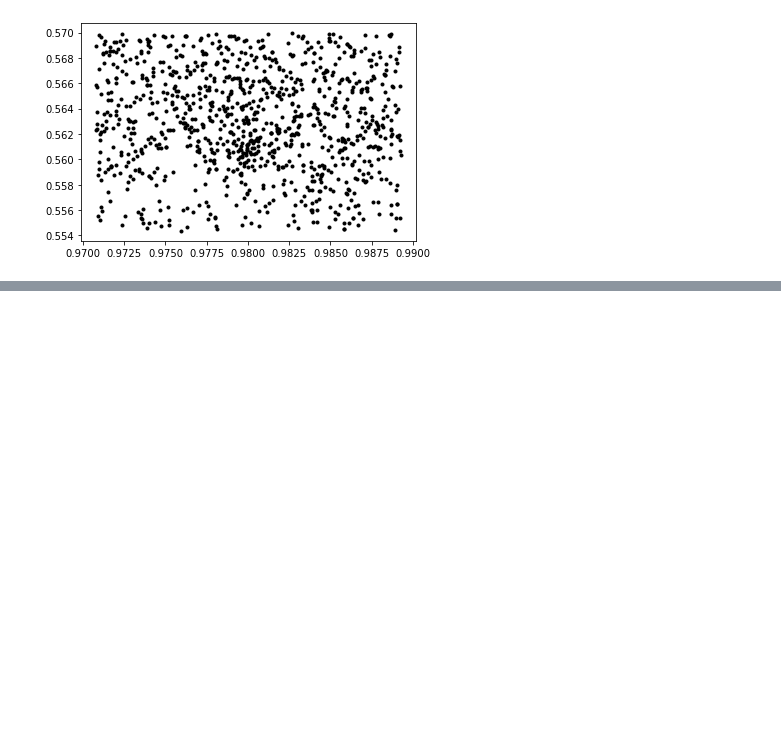
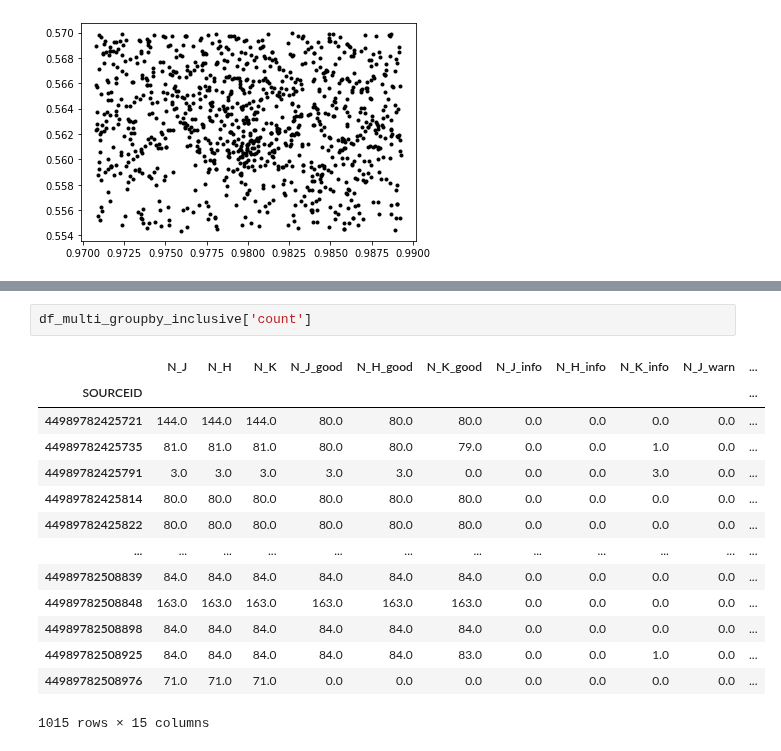
Before and after one commit to tomr-stargazer/Variability_Project_2020, a Jupyter notebook: wuvars/analysis/prototypes/Testing a Stack Overflow recommended answer re pandas, multiple fns and multiple columns.ipynb, the cells around one changed output, grey strips where cells are left out. Saved outputs shown, nothing was run; the diff lists cells and outputs as text; blank space fills up the shorter version.

```diff
--- a/wuvars/analysis/prototypes/Testing a Stack Overflow recommended answer re pandas, multiple fns and multiple columns.ipynb
+++ b/wuvars/analysis/prototypes/Testing a Stack Overflow recommended answer re pandas, multiple fns and multiple columns.ipynb
@@ -252,0 +346,17 @@ plt.plot(ds['mean']['RA'], ds['mean']['DEC'], 'k.')
+# %%
+df_multi_groupby_inclusive['count']
+# %% [output]
+|  | N_J | N_H | N_K | N_J_good | N_H_good | N_K_good | N_J_info | N_H_info | N_K_info | N_J_warn | ... |
+| SOURCEID |  |  |  |  |  |  |  |  |  |  | ... |
+| 44989782425721 | 144.0 | 144.0 | 144.0 | 80.0 | 80.0 | 80.0 | 0.0 | 0.0 | 0.0 | 0.0 | ... |
+| 44989782425735 | 81.0 | 81.0 | 81.0 | 80.0 | 80.0 | 79.0 | 0.0 | 0.0 | 1.0 | 0.0 | ... |
+| 44989782425791 | 3.0 | 3.0 | 3.0 | 3.0 | 3.0 | 0.0 | 0.0 | 0.0 | 3.0 | 0.0 | ... |
+| 44989782425814 | 80.0 | 80.0 | 80.0 | 80.0 | 80.0 | 80.0 | 0.0 | 0.0 | 0.0 | 0.0 | ... |
+| 44989782425822 | 80.0 | 80.0 | 80.0 | 80.0 | 80.0 | 80.0 | 0.0 | 0.0 | 0.0 | 0.0 | ... |
+| ... | ... | ... | ... | ... | ... | ... | ... | ... | ... | ... | ... |
+| 44989782508839 | 84.0 | 84.0 | 84.0 | 84.0 | 84.0 | 84.0 | 0.0 | 0.0 | 0.0 | 0.0 | ... |
+| 44989782508848 | 163.0 | 163.0 | 163.0 | 163.0 | 163.0 | 163.0 | 0.0 | 0.0 | 0.0 | 0.0 | ... |
+| 44989782508898 | 84.0 | 84.0 | 84.0 | 84.0 | 84.0 | 84.0 | 0.0 | 0.0 | 0.0 | 0.0 | ... |
+| 44989782508925 | 84.0 | 84.0 | 84.0 | 84.0 | 84.0 | 83.0 | 0.0 | 0.0 | 1.0 | 0.0 | ... |
+| 44989782508976 | 71.0 | 71.0 | 71.0 | 0.0 | 0.0 | 0.0 | 0.0 | 0.0 | 0.0 | 0.0 | ... |
+1015 rows × 15 columns
```
Also changed, not shown: parts of 15 cells of this notebook, 2 other files.
